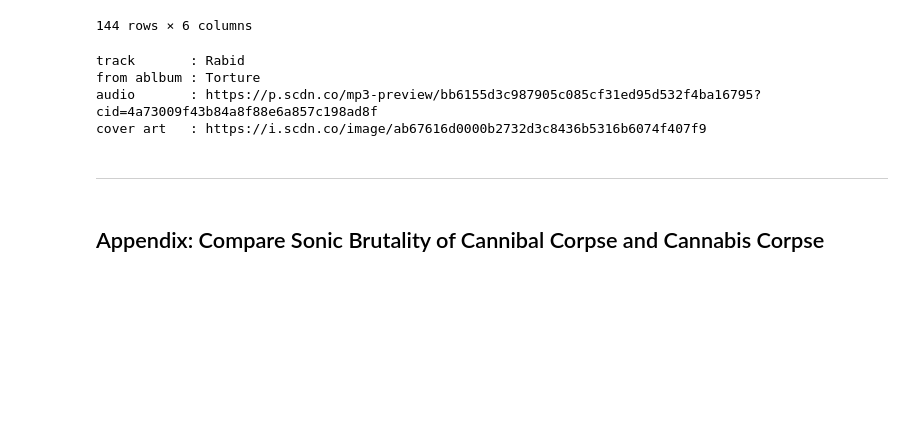
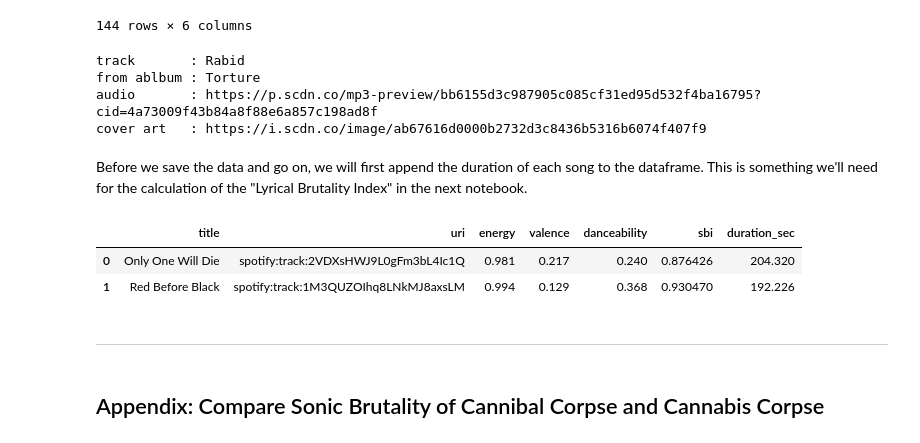
Before and after one commit to rbuerki/most-brutal-cannibal-corpse, a Jupyter notebook: 1-Audio-Analysis.ipynb, the cells around one changed output. Drawn from its saved outputs; the diff is of its cells as text; code cells hidden in the pictures; blank space fills up the shorter version.

Commit message:
FEAT: add duration col to song_data df

```diff
--- a/1-Audio-Analysis.ipynb
+++ b/1-Audio-Analysis.ipynb
@@ -296,6 +296,24 @@ track       : Rabid
 from ablbum : Torture
 audio       : https://p.scdn.co/mp3-preview/bb6155d3c987905c085cf31ed95d532f4ba16795?cid=4a73009f43b84a8f88e6a857c198ad8f
 cover art   : https://i.scdn.co/image/ab67616d0000b2732d3c8436b5316b6074f407f9
+# %% [markdown]
+Before we save the data and go on, we will first append the duration of each song to the dataframe. This is something we'll need for the calculation of the "Lyrical Brutality Index" in the next notebook.
+# %%
+def get_duration(list_of_song_uri):
+    duration_dict = {}
+    for song_uri in list_of_song_uri:
+        results = sp.track(song_uri)
+        duration_dict[song_uri] = results['duration_ms']
+
+    return duration_dict
+# %%
+duration_dict = get_duration(full_tracklist.values())
+song_data['duration_sec'] = song_data['uri'].apply(lambda x: duration_dict[x] / 1000)  # values are in ms
+display(song_data.head(2))
+# %% [output]
+|  | title | uri | energy | valence | danceability | sbi | duration_sec |
+| 0 | Only One Will Die | spotify:track:2VDXsHWJ9L0gFm3bL4Ic1Q | 0.981 | 0.217 | 0.240 | 0.876426 | 204.320 |
+| 1 | Red Before Black | spotify:track:1M3QUZOIhq8LNkMJ8axsLM | 0.994 | 0.129 | 0.368 | 0.930470 | 192.226 |
 # %%
 ## Save data
 song_data.to_csv('data/processed/audio_data.csv', index=False)
```
Also changed, not shown: parts of 1 cell of this notebook.
